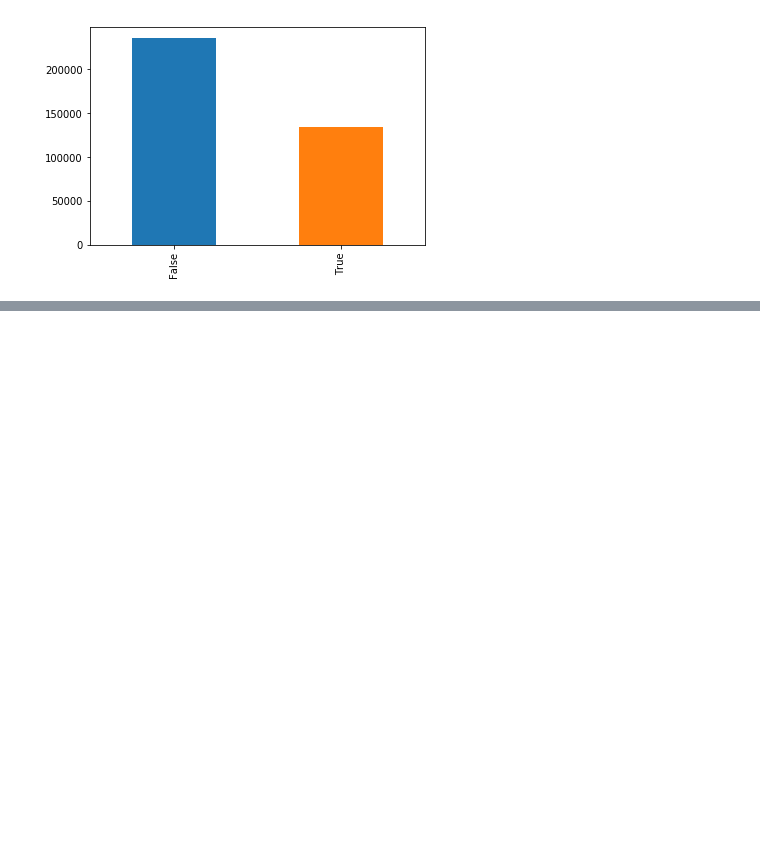
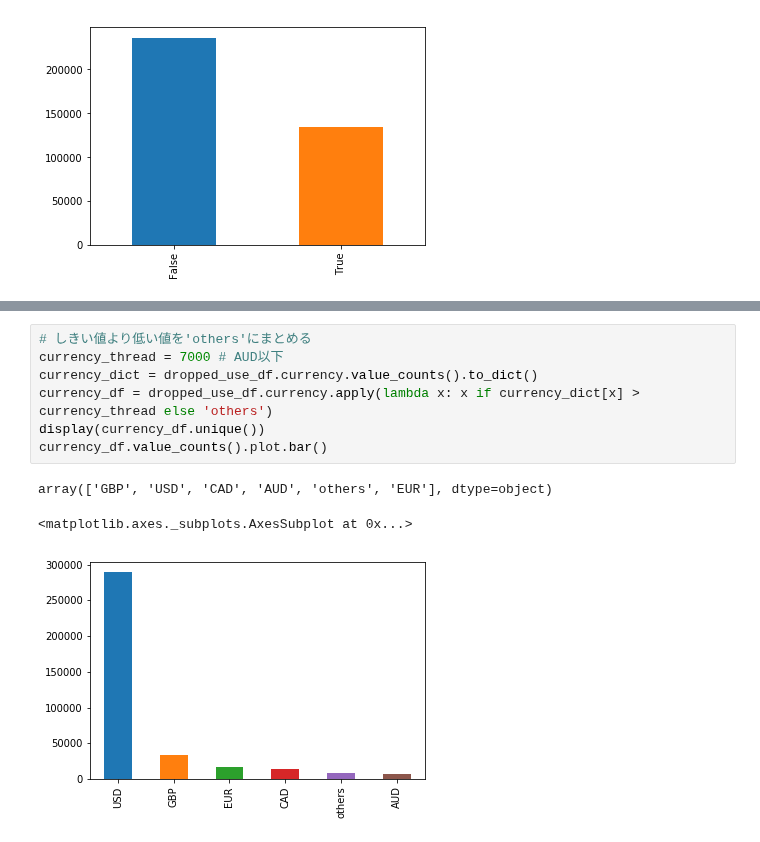
Before and after one commit to dychi/skillup-ai, a Jupyter notebook: kickstarter/Day3_work_山岡大地.ipynb, the cells around one changed output, grey strips where cells are left out. Cells and saved outputs as stored; diff of their text form; blank space fills up the shorter version.

```diff
--- a/kickstarter/Day3_work_山岡大地.ipynb
+++ b/kickstarter/Day3_work_山岡大地.ipynb
@@ -94,0 +181,11 @@ new_df.value_counts().plot.bar()
+# %%
+# しきい値より低い値を'others'にまとめる
+currency_thread = 7000 # AUD以下
+currency_dict = dropped_use_df.currency.value_counts().to_dict()
+currency_df = dropped_use_df.currency.apply(lambda x: x if currency_dict[x] > currency_thread else 'others')
+display(currency_df.unique())
+currency_df.value_counts().plot.bar()
+# %% [output]
+array(['GBP', 'USD', 'CAD', 'AUD', 'others', 'EUR'], dtype=object)
+<matplotlib.axes._subplots.AxesSubplot at 0x...>
+[figure, added]
```
Also changed, not shown: parts of 55 cells of this notebook, 1 other file.
